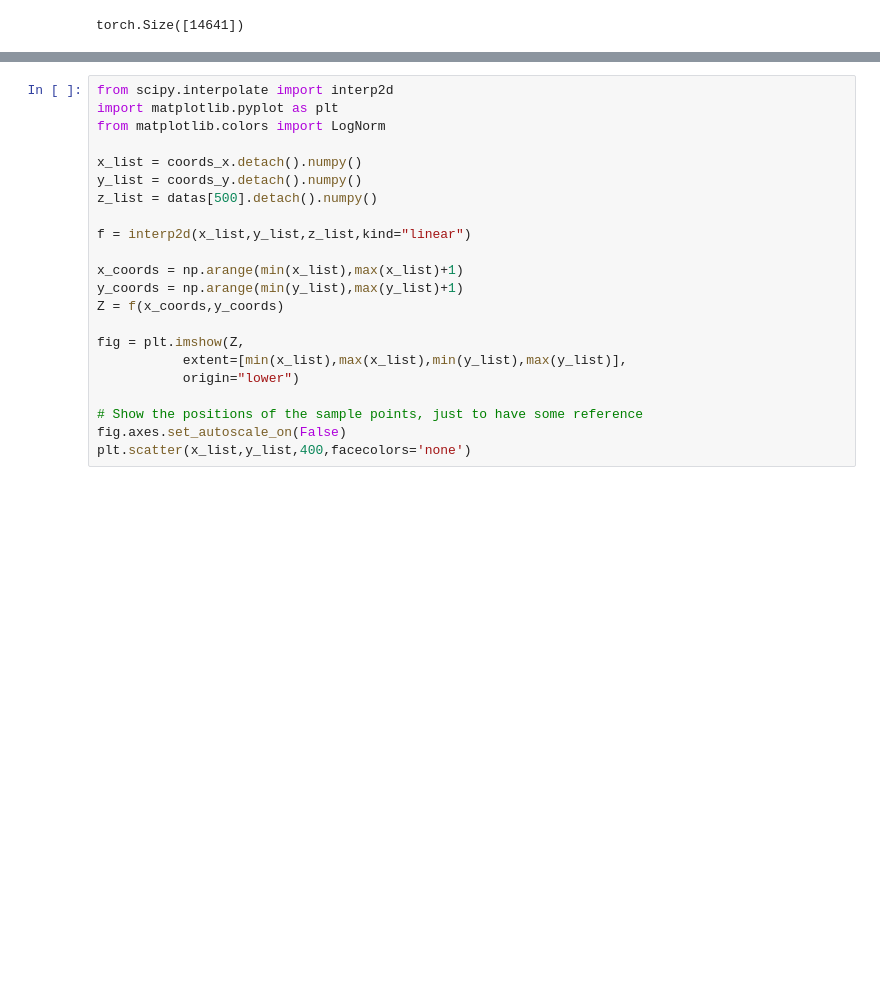
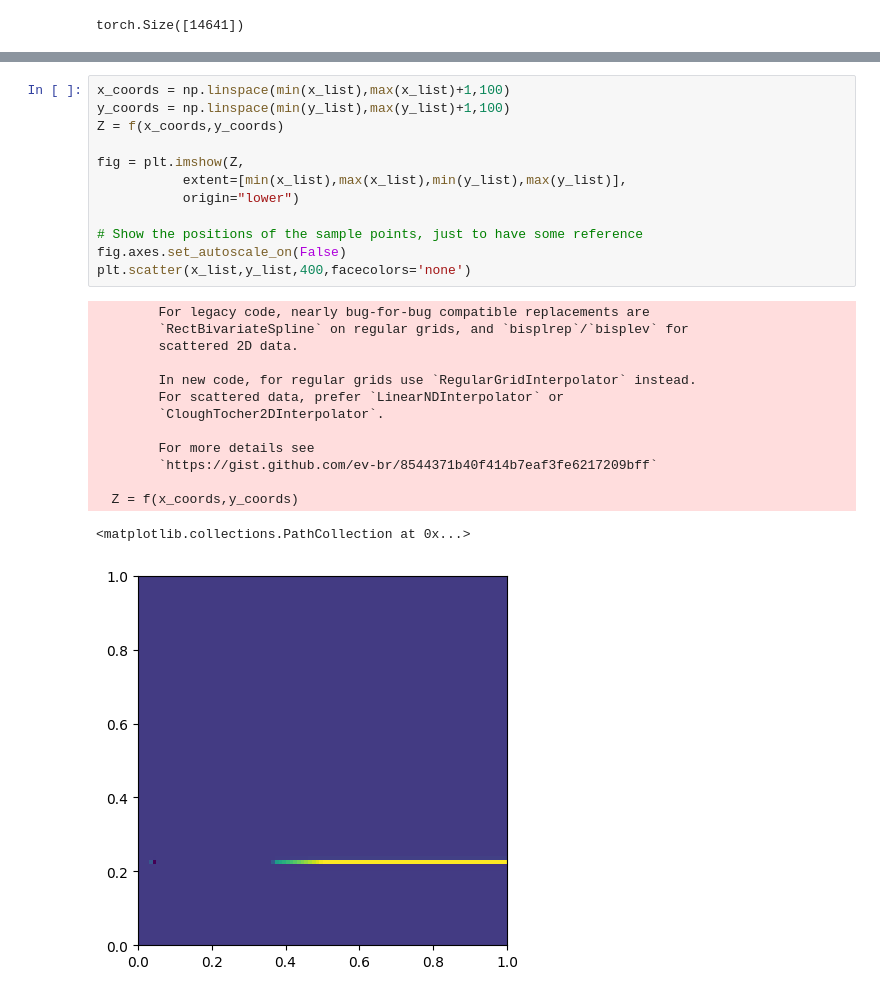
Before and after one commit to peiyichen1995/ROM, a Jupyter notebook: train.ipynb, the cells around one changed output, grey strips where cells are left out. Drawn from its saved outputs; the diff is of its cells as text; blank space fills up the shorter version.

```diff
--- a/train.ipynb
+++ b/train.ipynb
@@ -101,22 +145,27 @@ torch.Size([14641])
 # %%
-from scipy.interpolate import interp2d
-import matplotlib.pyplot as plt
-from matplotlib.colors import LogNorm
-
-x_list = coords_x.detach().numpy()
-y_list = coords_y.detach().numpy()
-z_list = datas[500].detach().numpy()
-
-f = interp2d(x_list,y_list,z_list,kind="linear")
-
-x_coords = np.arange(min(x_list),max(x_list)+1)
-y_coords = np.arange(min(y_list),max(y_list)+1)
+x_coords = np.linspace(min(x_list),max(x_list)+1,100)
+y_coords = np.linspace(min(y_list),max(y_list)+1,100)
 Z = f(x_coords,y_coords)
 
 fig = plt.imshow(Z,
            extent=[min(x_list),max(x_list),min(y_list),max(y_list)],
            origin="lower")
 
 # Show the positions of the sample points, just to have some reference
 fig.axes.set_autoscale_on(False)
 plt.scatter(x_list,y_list,400,facecolors='none')
+# %% [output]
+        For legacy code, nearly bug-for-bug compatible replacements are
+        `RectBivariateSpline` on regular grids, and `bisplrep`/`bisplev` for
+        scattered 2D data.
+
+        In new code, for regular grids use `RegularGridInterpolator` instead.
+        For scattered data, prefer `LinearNDInterpolator` or
+        `CloughTocher2DInterpolator`.
+
+        For more details see
+        `https://gist.github.com/ev-br/8544371b40f414b7eaf3fe6217209bff`
+
+  Z = f(x_coords,y_coords)
+<matplotlib.collections.PathCollection at 0x...>
+[figure, added]
```
Also changed, not shown: parts of 6 cells of this notebook, 2 other files.
